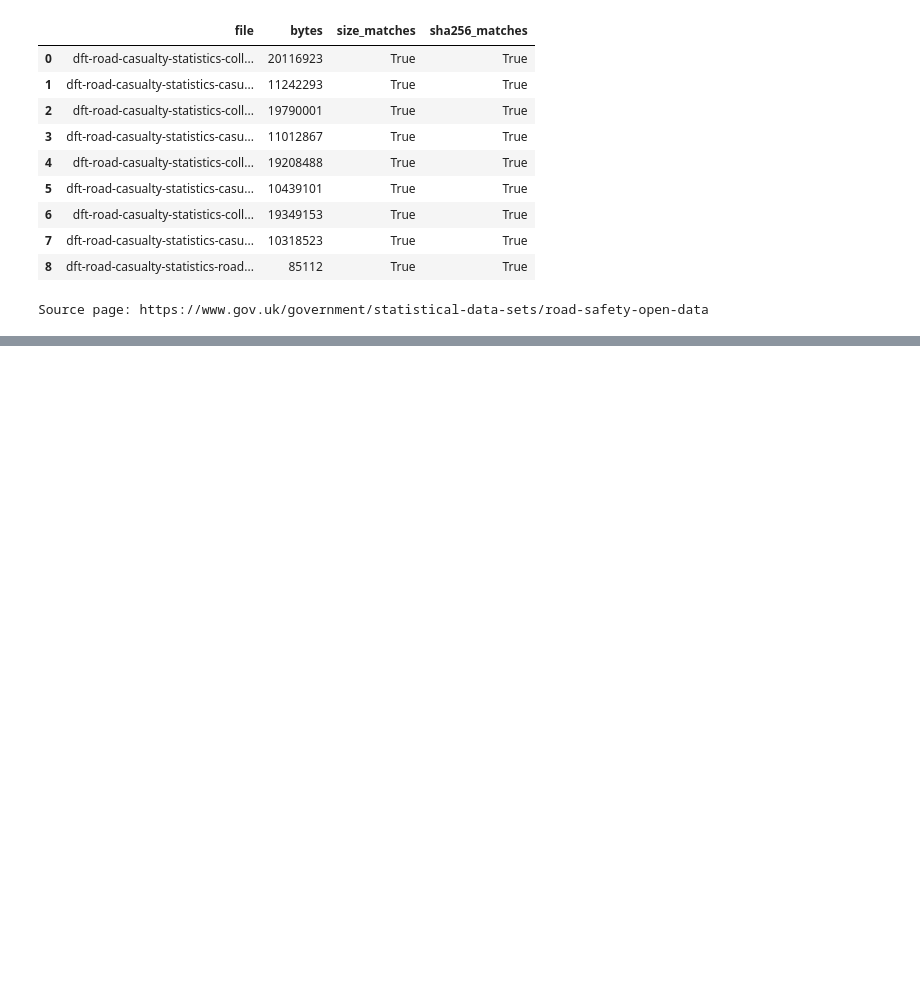
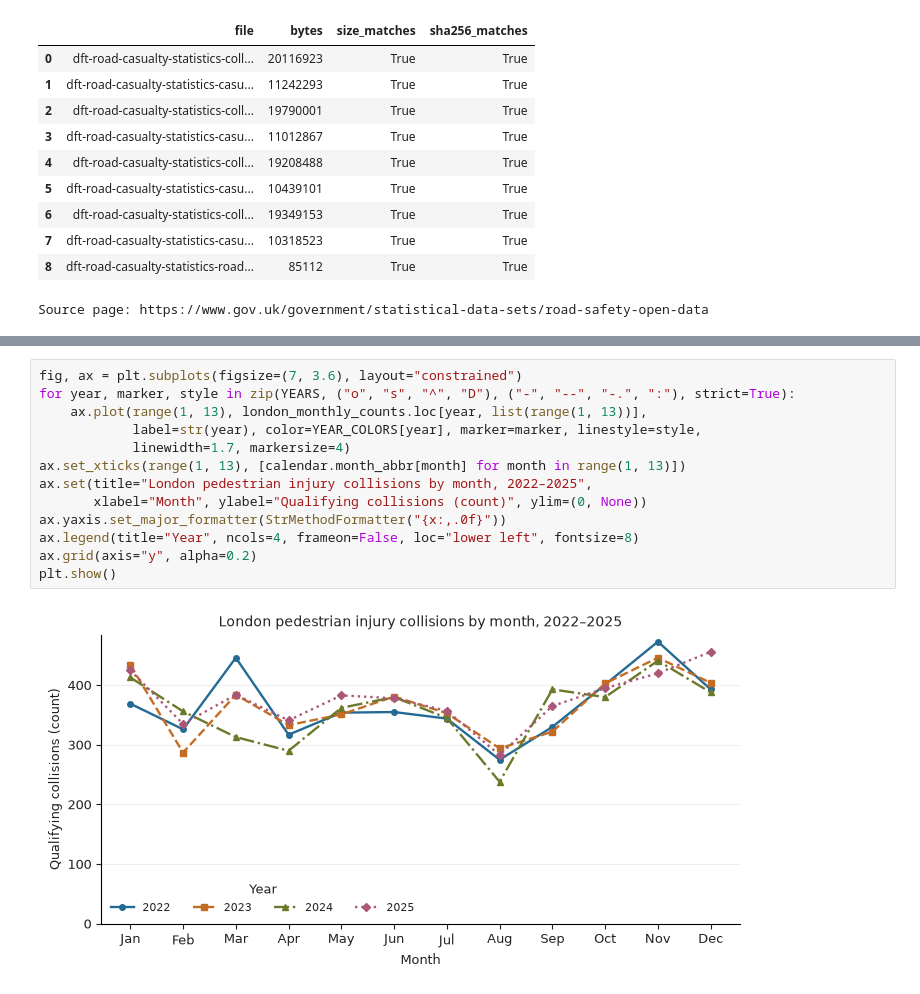
Before and after one commit to chathuranga-sudusinghe/london-pedestrian-collision-analysis, a Jupyter notebook: notebooks/01_data_inspection.ipynb, the cells around one changed output, grey strips where cells are left out. Cells and saved outputs as stored; diff of their text form; blank space fills up the shorter version.

```diff
--- a/notebooks/01_data_inspection.ipynb
+++ b/notebooks/01_data_inspection.ipynb
@@ -261,0 +622,15 @@ The annual header check in section 1.3 found matching columns within each file t
+# %%
+fig, ax = plt.subplots(figsize=(7, 3.6), layout="constrained")
+for year, marker, style in zip(YEARS, ("o", "s", "^", "D"), ("-", "--", "-.", ":"), strict=True):
+    ax.plot(range(1, 13), london_monthly_counts.loc[year, list(range(1, 13))],
+            label=str(year), color=YEAR_COLORS[year], marker=marker, linestyle=style,
+            linewidth=1.7, markersize=4)
+ax.set_xticks(range(1, 13), [calendar.month_abbr[month] for month in range(1, 13)])
+ax.set(title="London pedestrian injury collisions by month, 2022–2025",
+       xlabel="Month", ylabel="Qualifying collisions (count)", ylim=(0, None))
+ax.yaxis.set_major_formatter(StrMethodFormatter("{x:,.0f}"))
+ax.legend(title="Year", ncols=4, frameon=False, loc="lower left", fontsize=8)
+ax.grid(axis="y", alpha=0.2)
+plt.show()
+# %% [output]
+[figure, added]
```
Also changed, not shown: parts of 22 cells of this notebook, 3 other files.
